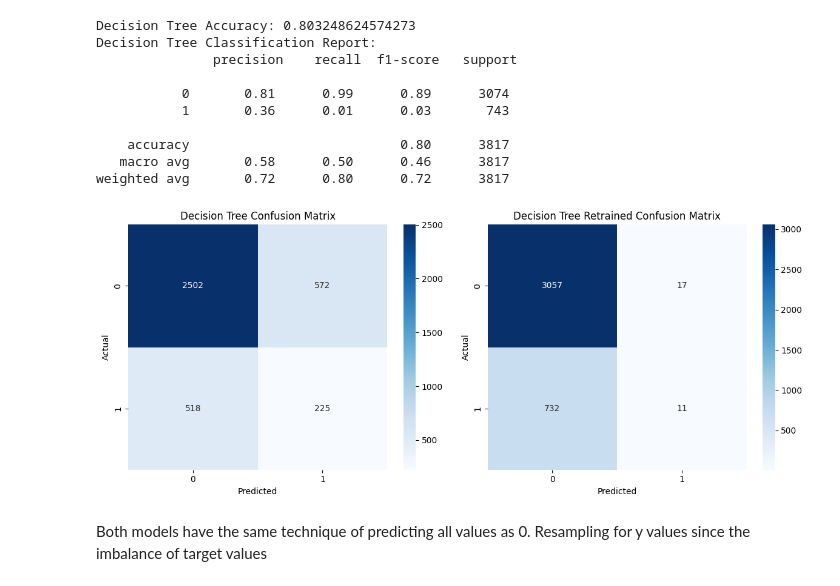
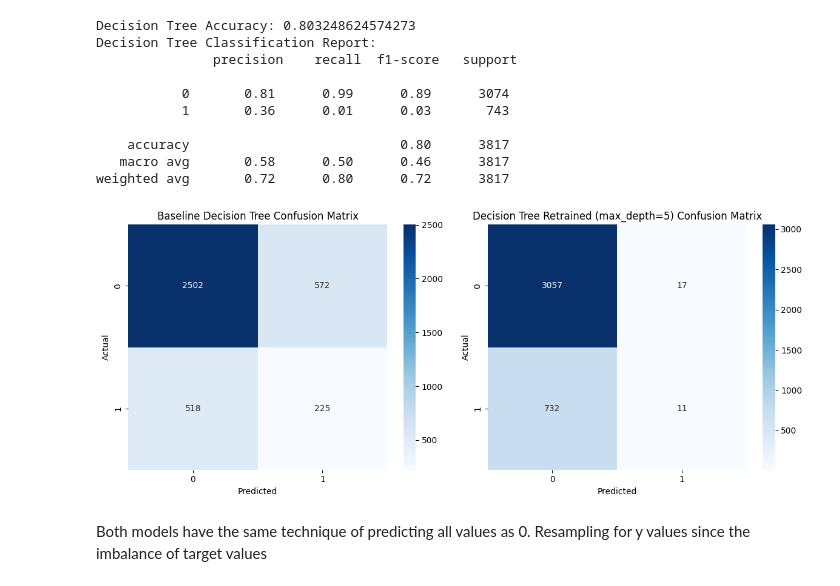
Before and after one commit to Takosaga/fall_24, a Jupyter notebook: machine_learning_and_predictive_analytics/detecting_suspicious_tiktok_content_creators/notebooks/report.ipynb, the cells around one changed output. Cells and saved outputs as stored; diff of their text form; code cells hidden in the pictures.

Commit message:
feat: added final visualizations

```diff
--- a/machine_learning_and_predictive_analytics/detecting_suspicious_tiktok_content_creators/notebooks/report.ipynb
+++ b/machine_learning_and_predictive_analytics/detecting_suspicious_tiktok_content_creators/notebooks/report.ipynb
@@ -31,3 +41,6 @@ tiktok_dataset = pd.read_csv(csv_file_path)
+# %%
+
+tiktok_dataset = pd.read_csv('tiktok_dataset.csv')
 # %%
 tiktok_dataset.head()
 # %% [output]
@@ -902,27 +915,27 @@ def quick_predictions(model, X_train, y_train, X_test, y_test):
 # %%
 
 
 cm_dt_01 = confusion_matrix(y_test_dt, dt_predictions_01)
 
 # Plot heatmaps
 plt.figure(figsize=(12, 5))
 
 plt.subplot(1, 2, 1)
 sns.heatmap(cm_dt, annot=True, fmt='d', cmap='Blues')
-plt.title('Decision Tree Confusion Matrix')
+plt.title('Baseline Decision Tree Confusion Matrix')
 plt.xlabel('Predicted')
 plt.ylabel('Actual')
 
 plt.subplot(1, 2, 2)
 sns.heatmap(cm_dt_01, annot=True, fmt='d', cmap='Blues')
-plt.title('Decision Tree Retrained Confusion Matrix')
+plt.title('Decision Tree Retrained (max_depth=5) Confusion Matrix')
 plt.xlabel('Predicted')
 plt.ylabel('Actual')
 
 plt.tight_layout()
 plt.show()
 # %% [output]
-[figure, old version]
+[figure, new version]
 # %% [markdown]
 Both models have the same technique of predicting all values as 0. Resampling for y values since the imbalance of target values
 # %%
```
Also changed, not shown: parts of 13 cells of this notebook, 2 other files.
